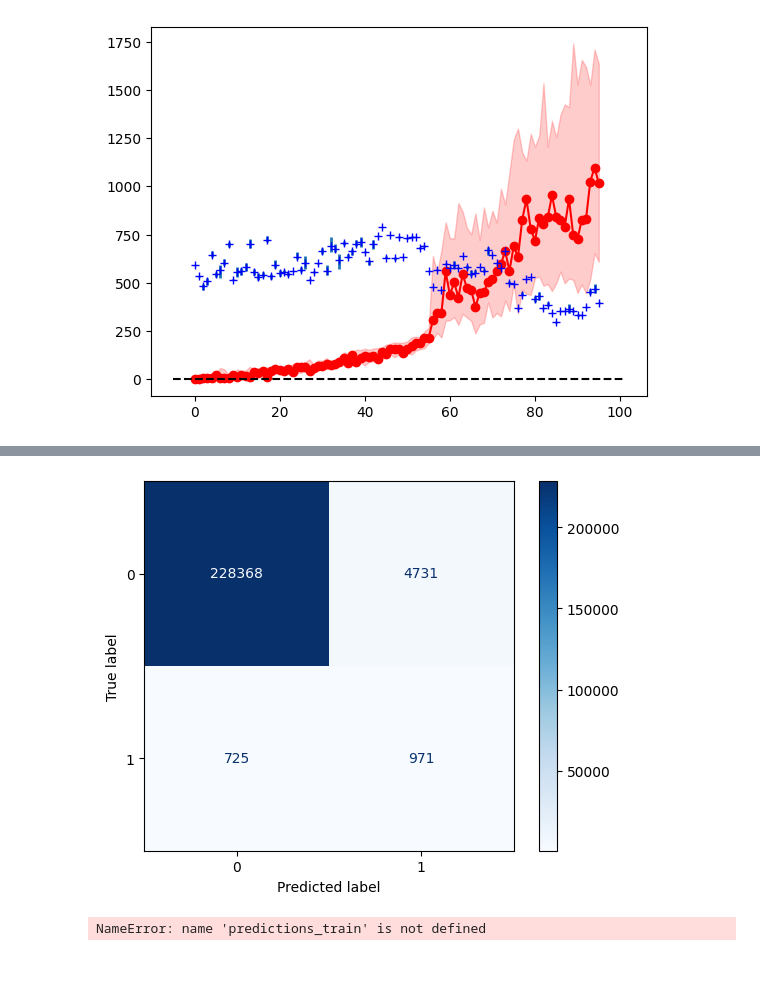
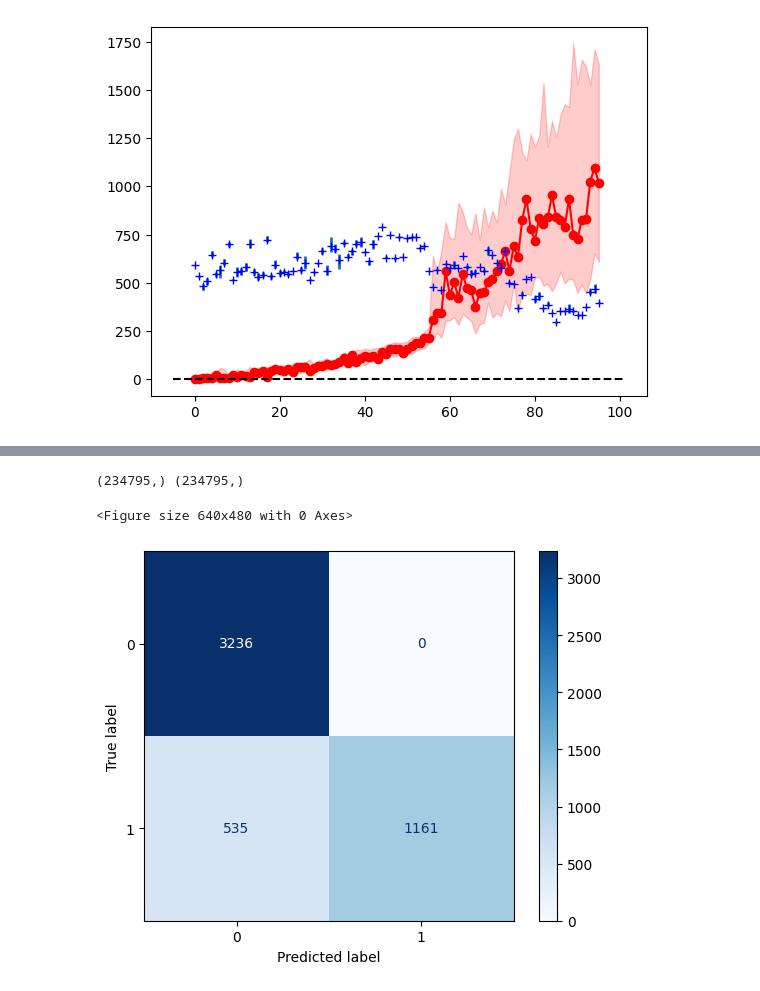
Before and after one commit to puneet-j/abm_sims_MRS, a Jupyter notebook: AAAI/learn_2class.ipynb, the cells around one changed output, grey strips where cells are left out. Saved outputs shown, nothing was run; the diff lists cells and outputs as text; code cells hidden in the pictures.

```diff
--- a/AAAI/learn_2class.ipynb
+++ b/AAAI/learn_2class.ipynb
@@ -1291,7 +1291,22 @@ def convert_to_undirected_weights(directed_edge_weights):
    return torch.tensor(list(undirected_weights), dtype=torch.float)
 
 def binarize_labels(labels, threshold):
-    return torch.tensor([1 if label > threshold else 0 for label in labels])
+    # return torch.tensor([1 if label > threshold else 0 for label in labels])
+
+    binary_labels = []
+    for l in labels:
+        if torch.isnan(l):
+            binary_labels.append(float('nan'))
+            # print('got nan label')
+        else:
+            if l > threshold:
+                binary_labels.append(1)
+            else:
+                binary_labels.append(0)
+
+
+    return torch.tensor(binary_labels)
+
 inC = 54
 alpha = 0.01#0.000001#1.000#0.00001
 nW = 8
@@ -1309,7 +1324,7 @@ model.eval()
 
 # model = torch.load(encoder_state_dict, './AAAI/128_train_model_traj_undirected_classification.pth')
 # break
-valfolder = './data/lots_of_node_samples/test_traj_sample_128_easy/graphs/'
+valfolder = './data/lots_of_node_samples/test_new_random_sample_128_easy/graphs/'
 files_val= os.listdir(valfolder)
 files_val = [file for file in files_val if file.endswith('.pickle') and file.startswith('1')]
 
@@ -1369,3 +1384,11 @@ with torch.no_grad():
                 # predictions.append(out[label_mask].cpu().numpy())
                 predictions.append(torch.argmax(out[label_mask], dim=1).cpu().numpy())
                 actual_labels.append(subdata.y[label_mask].cpu().numpy())
+
+plt.figure(0)
+all_predictions = np.concatenate(predictions)
+all_actuals = np.concatenate(actual_labels)
+cm = confusion_matrix(all_actuals, all_predictions)
+disp = ConfusionMatrixDisplay(confusion_matrix=cm)
+disp.plot(cmap=plt.cm.Blues)
+plt.show()
@@ -1372,22 +1398,31 @@ with torch.no_grad():
+# %%
+# predictions[0]
+# actual_labels[0]
+all_predictions = np.concatenate(predictions)
+all_actuals = np.concatenate(actual_labels)
+print(np.shape(all_predictions), np.shape(all_actuals))
+# %% [output]
+(234795,) (234795,)
 # %%
 # Confusion Matrix
+plt.figure(0)
 all_predictions = np.concatenate(predictions)
 all_actuals = np.concatenate(actual_labels)
 cm = confusion_matrix(all_actuals, all_predictions)
 disp = ConfusionMatrixDisplay(confusion_matrix=cm)
 disp.plot(cmap=plt.cm.Blues)
 plt.show()
 
-
-all_predictions_train = np.concatenate(predictions_train)
-all_actuals = np.concatenate(actuals_train)
-cm = confusion_matrix(all_actuals, all_predictions)
-disp = ConfusionMatrixDisplay(confusion_matrix=cm)
-disp.plot(cmap=plt.cm.Blues)
-plt.show()
+# plt.figure(1)
+# all_predictions_train = np.concatenate(predictions_train)
+# all_actuals_train = np.concatenate(actuals_train)
+# cm = confusion_matrix(all_actuals_train, all_predictions_train)
+# disp = ConfusionMatrixDisplay(confusion_matrix=cm)
+# disp.plot(cmap=plt.cm.Blues)
+# plt.show()
 # %% [output]
+<Figure size 640x480 with 0 Axes>
-[figure, old version]
+[figure, new version]
-NameError: name 'predictions_train' is not defined
 # %%
 import torch
 from torch import nn
```
Also changed, not shown: parts of 2 cells of this notebook, 9 other files.
